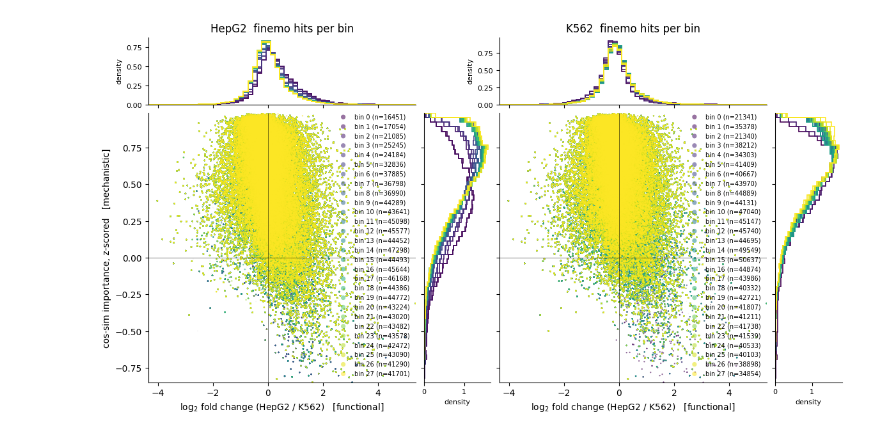
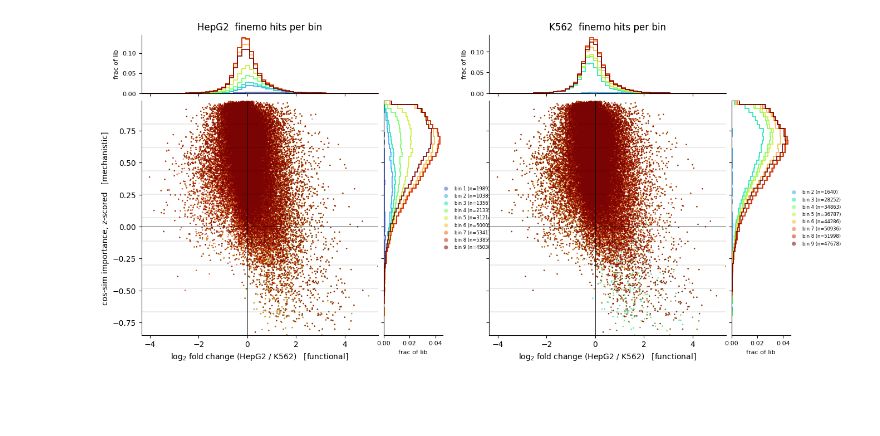
Before and after one commit to pabmantilla/Hippo_dependency_mpra, a Jupyter notebook: genomic_targets/scripts/2d_diff_call/scripts/notebooks/strat_disco.ipynb, the cells around one changed output. Saved outputs shown, nothing was run; the diff lists cells and outputs as text; code cells hidden in the pictures; blank space fills up the shorter version.

```diff
--- a/genomic_targets/scripts/2d_diff_call/scripts/notebooks/strat_disco.ipynb
+++ b/genomic_targets/scripts/2d_diff_call/scripts/notebooks/strat_disco.ipynb
@@ -53,9 +58,16 @@ Loaded 56975 sequences, X shape: torch.Size([56975, 4, 281])
 # %%
 ## print summary
+def n_finemo_seqs(b):
+    p = os.path.join(b['dir'], 'finemo', 'hits.tsv')
+    if not os.path.exists(p): return 0
+    return pd.read_csv(p, sep='\t', usecols=['peak_id'])['peak_id'].astype(int).nunique()
+
 rows = []
 for ct in CTS:
     for b in bins[ct]:
-        rows.append({'ct': ct, 'bin': b['bin_idx'], 'n_seqs': b['n_seqs'],
+        rows.append({'ct': ct, 'bin': b['bin_idx'],
+                     'n_seqs': b['n_seqs'],
+                     'n_finemo_seqs': n_finemo_seqs(b),
                      'cossim_lo': b['cossim_lo'], 'cossim_hi': b['cossim_hi'],
                      'n_pos': b['n_pos'], 'n_neg': b['n_neg']})
 summary = pd.DataFrame(rows)
@@ -100,16 +112,20 @@ for ax, ct in zip(axes, CTS):
     ax.scatter(lfc, cossim, s=1, c='lightgrey', alpha=0.3,
                edgecolors='none', rasterized=True)
     n_b  = len(bins[ct])
-    cmap = plt.get_cmap('viridis')
+    cmap = plt.get_cmap('turbo')
     for b in bins[ct]:
         idx = b['indices']
         ax.scatter(lfc[idx], cossim[idx], s=3, alpha=0.6, edgecolors='none',
                    color=cmap(b['bin_idx'] / max(1, n_b - 1)),
                    label=f"bin {b['bin_idx']} (n={b['n_seqs']})", rasterized=True)
-    ax.axhline(0, color='k', lw=0.4); ax.axvline(0, color='k', lw=0.4)
+    edges = sorted({b['cossim_hi'] for b in bins[ct]})[:-1]
+    for e in edges:
+        ax.axhline(e, color='k', lw=0.3, alpha=0.4)
+    ax.axhline(0, color='k', lw=0.6); ax.axvline(0, color='k', lw=0.6)
     ax.set_xlabel('log$_2$ fold change (HepG2 / K562)   [functional]')
     ax.set_title(ct)
-    ax.legend(frameon=False, fontsize=7, loc='lower right', markerscale=3)
+    ax.legend(frameon=False, fontsize=6, loc='lower right',
+              markerscale=3, ncol=2)
 axes[0].set_ylabel('cos-sim importance, z-scored   [mechanistic]')
 plt.tight_layout(); plt.show()
 # %% [output]
@@ -131,12 +305,14 @@ def bin_hits_mask(b, n):
     m = np.zeros(n, dtype=bool); m[ids] = True
     return m
 
-fig = plt.figure(figsize=(14, 7))
-gs  = fig.add_gridspec(2, 4, width_ratios=[4, 1, 4, 1], height_ratios=[1, 4],
+fig = plt.figure(figsize=(16, 7))
+gs  = fig.add_gridspec(2, 6,
+                       width_ratios=[4, 1, 0.6, 4, 1, 0.6],
+                       height_ratios=[1, 4],
                        hspace=0.05, wspace=0.05)
 
 scatter_axes = []
-for col, ct in zip([0, 2], CTS):
+for col, ct in zip([0, 3], CTS):
     ax_main = fig.add_subplot(gs[1, col])
     ax_top  = fig.add_subplot(gs[0, col],     sharex=ax_main)
     ax_rt   = fig.add_subplot(gs[1, col + 1], sharey=ax_main)
@@ -145,40 +321,46 @@ for col, ct in zip([0, 2], CTS):
                     edgecolors='none', rasterized=True)
 
     n_b  = len(bins[ct])
-    cmap = plt.get_cmap('viridis')
+    cmap = plt.get_cmap('turbo')
     for b in bins[ct]:
         m = bin_hits_mask(b, n) & fin
         if m.sum() < 2: continue
         c = cmap(b['bin_idx'] / max(1, n_b - 1))
         ax_main.scatter(lfc[m], cossim[m], s=3, color=c, alpha=0.55,
                         edgecolors='none', rasterized=True,
                         label=f"bin {b['bin_idx']} (n={m.sum()})")
-        ax_top.hist(lfc[m],   bins=x_bins_h, color=c, density=True,
+        w = np.full(m.sum(), 1.0 / n)
+        ax_top.hist(lfc[m],   bins=x_bins_h, color=c, weights=w,
                     histtype='step', linewidth=1.2)
-        ax_rt.hist(cossim[m], bins=y_bins_h, color=c, density=True,
+        ax_rt.hist(cossim[m], bins=y_bins_h, color=c, weights=w,
                    histtype='step', linewidth=1.2, orientation='horizontal')
 
-    ax_main.axhline(0, color='k', lw=0.4); ax_main.axvline(0, color='k', lw=0.4)
+    edges = sorted({b['cossim_hi'] for b in bins[ct]})[:-1]
+    for e in edges:
+        ax_main.axhline(e, color='k', lw=0.3, alpha=0.4)
+    ax_main.axhline(0, color='k', lw=0.6); ax_main.axvline(0, color='k', lw=0.6)
     ax_main.set_xlim(x_lim); ax_main.set_ylim(y_lim)
     ax_main.set_xlabel('log$_2$ fold change (HepG2 / K562)   [functional]')
-    ax_main.legend(frameon=False, fontsize=7, loc='lower right', markerscale=3)
+    ax_main.legend(frameon=False, fontsize=6,
+                   loc='center left', bbox_to_anchor=(1.25, 0.5),
+                   markerscale=3, ncol=1)
     for sp in ('top', 'right'): ax_main.spines[sp].set_visible(False)
 
     ax_top.set_title(f'{ct}  finemo hits per bin')
-    ax_top.set_ylabel('density', fontsize=8)
-    ax_rt.set_xlabel('density', fontsize=8)
+    ax_top.set_ylabel('frac of lib', fontsize=8)
+    ax_rt.set_xlabel('frac of lib', fontsize=8)
     plt.setp(ax_top.get_xticklabels(), visible=False)
     plt.setp(ax_rt.get_yticklabels(),  visible=False)
     ax_top.tick_params(axis='y', labelsize=8)
     ax_rt.tick_params(axis='x',  labelsize=8)
     for sp in ('top', 'right'):
         ax_top.spines[sp].set_visible(False); ax_rt.spines[sp].set_visible(False)
 
     scatter_axes.append(ax_main)
 
 scatter_axes[0].set_ylabel('cos-sim importance, z-scored   [mechanistic]')
 plt.setp(scatter_axes[1].get_yticklabels(), visible=False)
 plt.show()
 # %% [output]
-[figure, old version]
+[figure, new version]
 # %%
```
Also changed, not shown: parts of 9 cells of this notebook.
